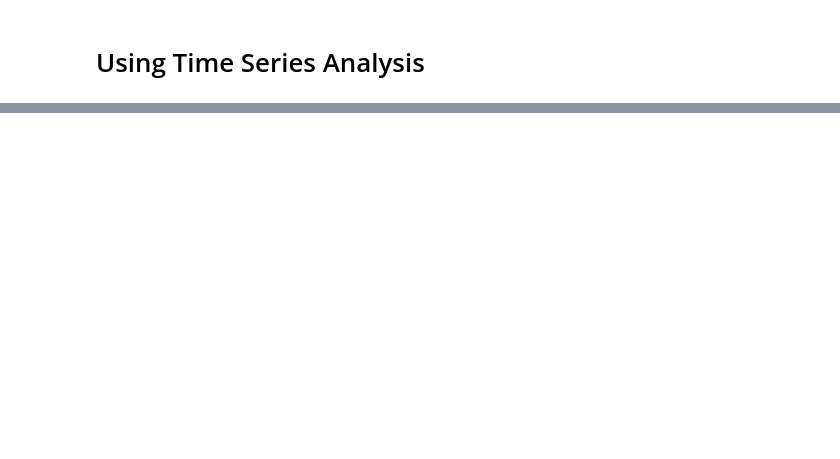
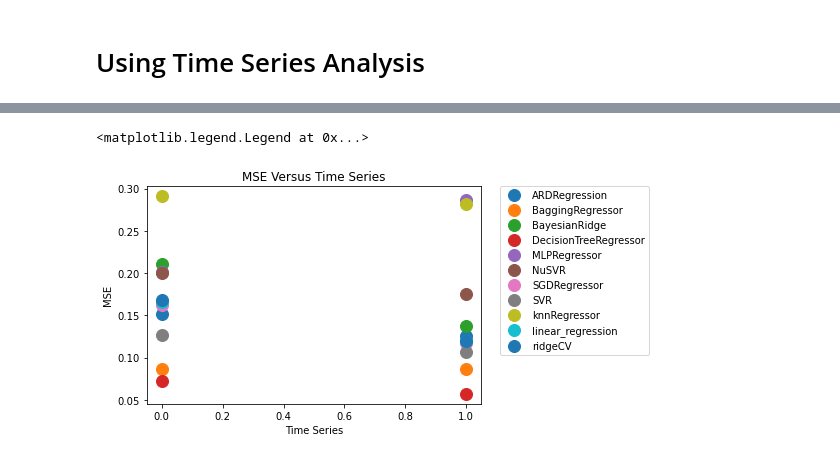
Before and after one commit to rgoding2004/W207-Project, a Jupyter notebook: NFT.ipynb, the cells around one changed output, grey strips where cells are left out. Saved outputs shown, nothing was run; the diff lists cells and outputs as text; code cells hidden in the pictures; blank space fills up the shorter version.

```diff
--- a/NFT.ipynb
+++ b/NFT.ipynb
@@ -1009,0 +1239,16 @@ print("R2 score: %.2f" % r2_score(Y_test, Y_test_predictions))
+# %%
+# Visualize MSEs for each model without time series and with time series.
+groups = time_series_results_df.groupby('model_name')
+for name, group in groups:
+    plt.plot(group['time_series'], group['mse'], marker='o', linestyle='', markersize=12, label=name)
+
+
+
+plt.title('MSE Versus Time Series')
+plt.xlabel('Time Series')
+plt.ylabel('MSE')
+
+plt.legend(bbox_to_anchor= (1.5, 1), loc='upper right', borderaxespad=0)
+# %% [output]
+<matplotlib.legend.Legend at 0x...>
+[figure, added]
```
Also changed, not shown: parts of 44 cells of this notebook.
